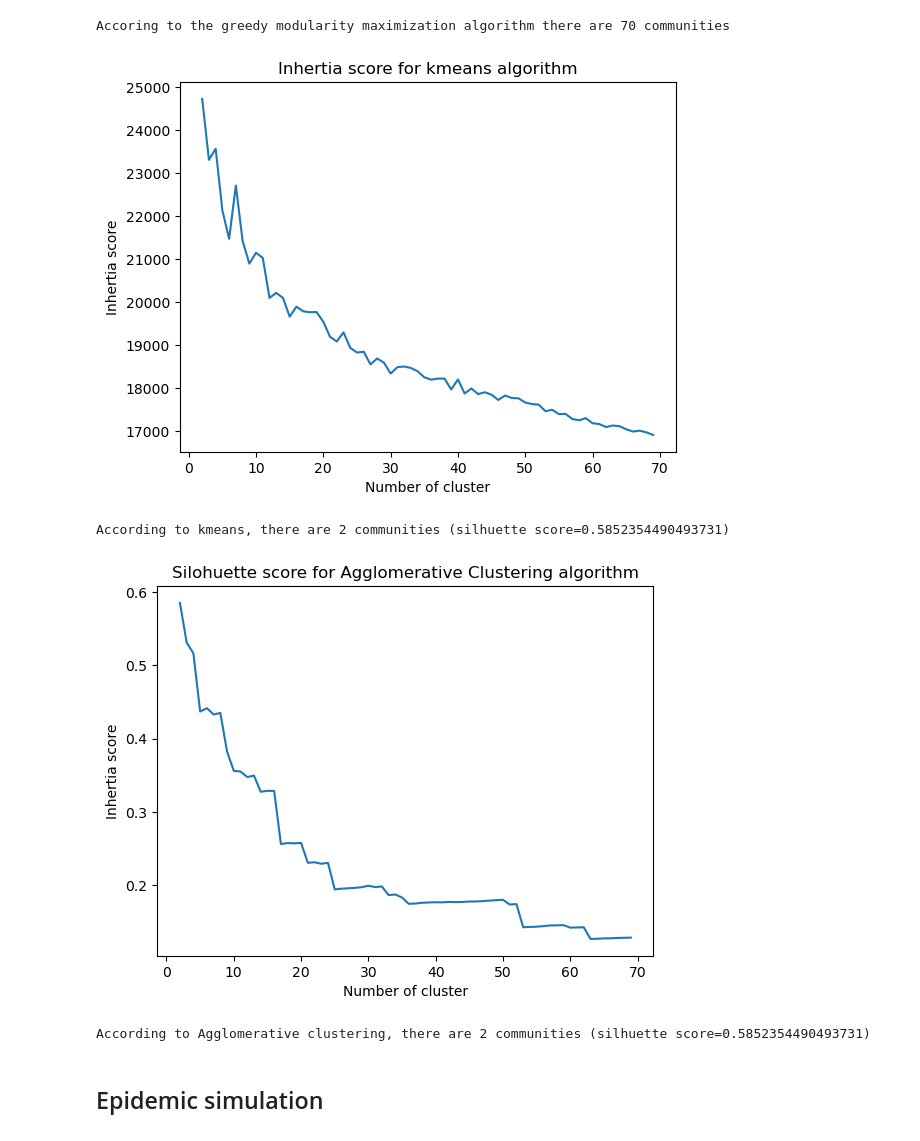
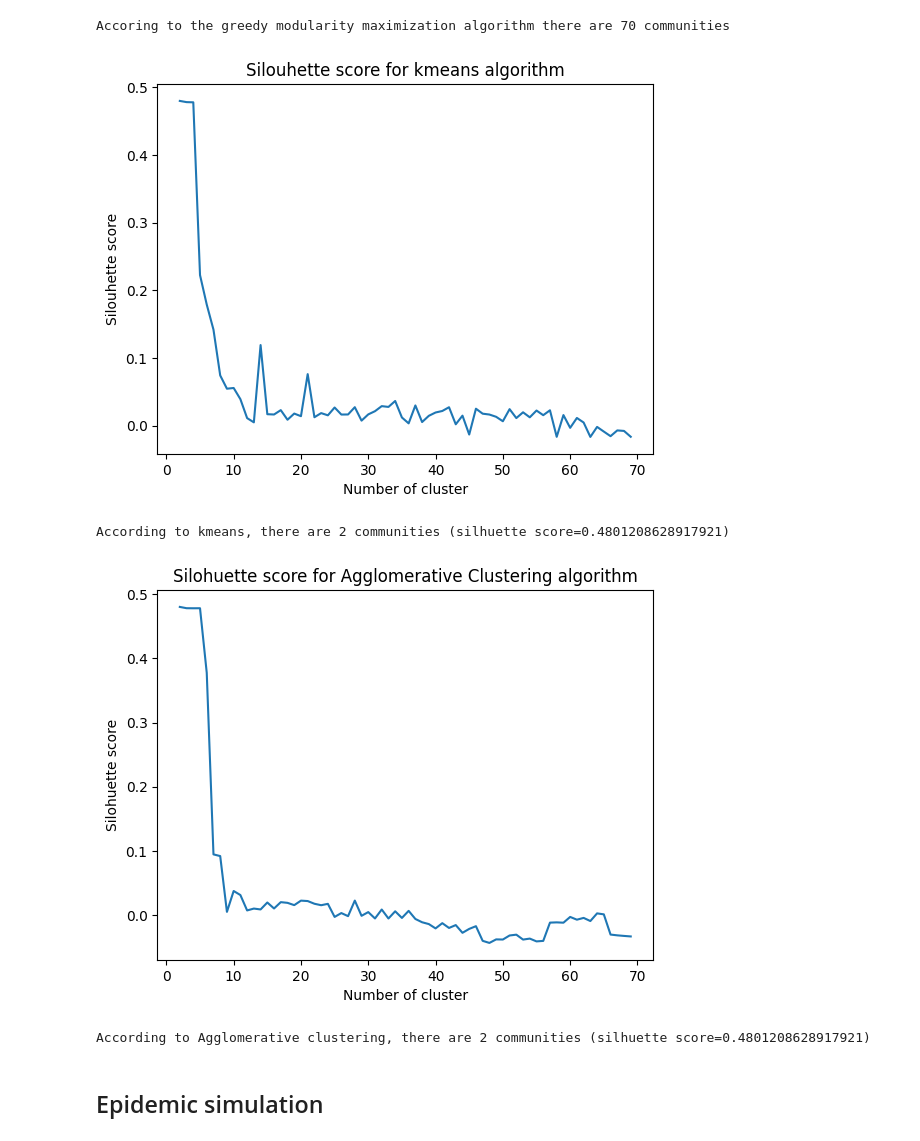
Before and after one commit to marcoSanti/AVRC-lab, a Jupyter notebook: progetto-finale/progetto-santimaria.ipynb, the cells around one changed output. Drawn from its saved outputs; the diff is of its cells as text; code cells hidden in the pictures.

```diff
--- a/progetto-finale/progetto-santimaria.ipynb
+++ b/progetto-finale/progetto-santimaria.ipynb
@@ -198,35 +198,39 @@ Accoring to the greedy modularity maximization algorithm there are 70 communitie
 # %%
 #girvanNewmannCommunities = [community for community in nx.community.girvan_newman(collabGraphBiggestConnectedComponent)]
 #print(f"According to the girvan newmann algorithm there are {len(girvanNewmannCommunities)}")
+# %%
+#has the graph a hierarchical structure?
+#testing with kmeans from k=390 to k=420
+from sklearn.metrics import silhouette_score
+from sklearn.cluster import KMeans
+import warnings
+warnings.filterwarnings("ignore")
+
+data = nx.to_numpy_array(collabGraphBiggestConnectedComponent)
+
+eigVal, eigVec = np.linalg.eigh(data)
+# %%
+labelsKmeans = []
+silScoreKmeans= []
+
+for k in range(2, 70,1):
+    kmeans = KMeans(n_clusters=k, max_iter=100).fit(eigVec[:, :k])
+    labelsKmeans.append(kmeans.labels_)
+    silScoreKmeans.append([k, silhouette_score(data, labels=labelsKmeans[-1])])
 # %%
-#has the graph a hierarchical structure?
-#testing with kmeans from k=390 to k=420
-from sklearn.metrics import silhouette_score
-from sklearn.cluster import KMeans
-import warnings
-warnings.filterwarnings("ignore")
-
-data = nx.to_numpy_array(collabGraphBiggestConnectedComponent)
-labels = []
-sse = {}
-silScore = []
-
-for k in range(2, 70,1):
-    kmeans = KMeans(n_clusters=k, max_iter=100).fit(data)
-    labels.append(kmeans.labels_)
-    silScore.append([k, silhouette_score(data, labels=labels[-1])])
-    sse[k] = kmeans.inertia_ # Inertia: Sum of distances of samples to their closest cluster center
+keys = [x for x,_ in silScoreKmeans]
+vals = [v for _,v in silScoreKmeans]
 plt.figure()
-plt.plot(list(sse.keys()), list(sse.values()))
+plt.plot(keys, vals)
 plt.xlabel("Number of cluster")
-plt.ylabel("Inhertia score")
-plt.title("Inhertia score for kmeans algorithm")
+plt.ylabel("Silouhette score")
+plt.title("Silouhette score for kmeans algorithm")
 plt.show()
 
-kMeansResult = max(silScore, key=lambda x: x[1])
+kMeansResult = max(silScoreKmeans ,key=lambda x: x[1])
 print(f"According to kmeans, there are {kMeansResult[0]} communities (silhuette score={kMeansResult[1]})")
 # %% [output]
-[figure, old version]
+[figure, new version]
-According to kmeans, there are 2 communities (silhuette score=0.5852354490493731)
+According to kmeans, there are 2 communities (silhuette score=0.4801208628917921)
 # %%
 #testing for agglomerative clustering
@@ -247,20 +246,20 @@ for k in range(2, 70,1):
 # %%
 
 plt.figure()
-silscore_keys = [x for x,_ in silScore]
-silscore_values = [x for _,x in silScore]
+silscore_keys = [x for x,_ in silScoreAgglomerative]
+silscore_values = [x for _,x in silScoreAgglomerative]
 
 plt.plot(silscore_keys, silscore_values)
 plt.xlabel("Number of cluster")
-plt.ylabel("Inhertia score")
+plt.ylabel("Silohuette score")
 plt.title("Silohuette score for Agglomerative Clustering algorithm")
 plt.show()
 
-AggClusterResults = max(silScore, key=lambda x: x[1])
+AggClusterResults = max(silScoreAgglomerative, key=lambda x: x[1])
 print(f"According to Agglomerative clustering, there are {AggClusterResults[0]} communities (silhuette score={AggClusterResults[1]})")
 # %% [output]
-[figure, old version]
+[figure, new version]
-According to Agglomerative clustering, there are 2 communities (silhuette score=0.5852354490493731)
+According to Agglomerative clustering, there are 2 communities (silhuette score=0.4801208628917921)
 # %% [markdown]
 ## Epidemic simulation
 # %%
```
Also changed, not shown: parts of 3 cells of this notebook.
